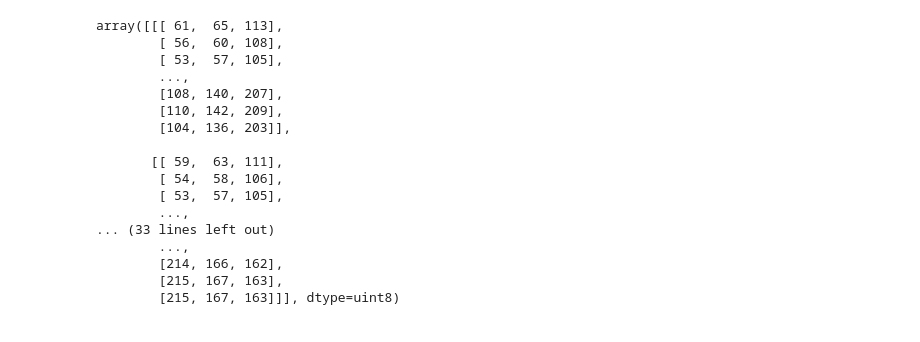
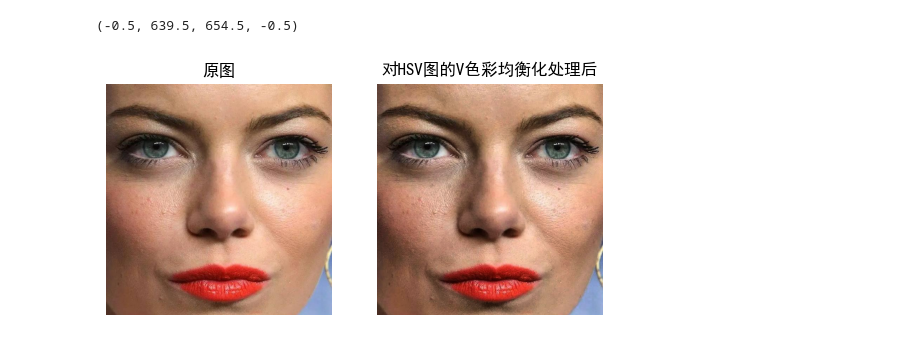
Before and after one commit to yehui2001/Python_code, a Jupyter notebook: Beauty.ipynb, the cells around one changed output. Drawn from its saved outputs; the diff is of its cells as text; code cells hidden in the pictures.

```diff
--- a/Beauty.ipynb
+++ b/Beauty.ipynb
@@ -12,18 +12,21 @@ plt.rcParams['axes.unicode_minus'] = False  # 防止中文出现乱码
 #img = cv2.imread('Images/girl.jpeg',1)
 #img = cv2.imread('Images/woman2.png',1)
 #img = cv2.imread('Images/cameraman.jpg',1)
-#img = cv2.imread('Images/girl6.jpg',1)
-#img = cv2.imread('Images/girl7.jpg',1)     # 终极素材
-img = cv2.imread('Images/mopi.jpeg')
-#img = cv2.imread('Images/QUT2.jpg',1)
+#img = cv2.imread('Images/girl4.jpg',1)
+#img = cv2.imread('Images/beauty.jpg',1)     # 终极素材
+#img = cv2.imread('Images/QUT2.jpg')
+img = cv2.imread('Images/mopi.jpeg',1)
+#img = cv2.imread('Images/QingDao1.jpg',1)
 #img = cv2.imread('Images/building.jpg',1)
 imgInfo = img.shape
 height = imgInfo[0]
 width = imgInfo[1]
-cv2.namedWindow('Image', cv2.WINDOW_NORMAL)
-cv2.resizeWindow('Image', 1600, 900)
+#cv2.namedWindow('Image', cv2.WINDOW_NORMAL)
+# cv2.resizeWindow('Image', 1600, 900)
 cv2.imshow('Image',img)
 cv2.waitKey(0)
+cv2.destroyAllWindows()
+#
 # %%
 # Gray World 色彩均衡 效果一般
 def Gray_World(img):
@@ -242,0 +326,38 @@ def Hist_equalization_HSV(img):
+# %%
+# HSV 直方图均衡化
+def Hist_equalization_HSV(img):
+    HSI_img = cv2. cvtColor(img,cv2.COLOR_BGR2HSV)
+    H = HSI_img[:,:,0]
+    S = HSI_img[:,:,1]
+    V = HSI_img[:,:,2]
+    #V_equ = cv2.equalizeHist(V)
+    clahe = cv2.createCLAHE(clipLimit=0.8, tileGridSize=(8,8))
+    V_equ = clahe.apply(V)
+
+    equ = cv2.merge([H,S,V_equ])
+
+    # cv2.namedWindow('src', cv2.WINDOW_NORMAL)
+    # cv2.resizeWindow('src', 900,1600)
+    cv2.imshow('src',img)
+    # cv2.namedWindow('equ', cv2.WINDOW_NORMAL)
+    # cv2.resizeWindow('equ' ,900,1600)
+    cv2.imshow('equ',cv2.cvtColor(equ,cv2.COLOR_HSV2BGR))
+    cv2.waitKey(0)
+    cv2.destroyAllWindows()
+    return cv2.cvtColor(equ,cv2.COLOR_HSV2RGB)
+
+img_equ_HSV = Hist_equalization_HSV(img)
+cv2.imwrite("HSV.png",img_equ_HSV)
+
+plt.figure(0)
+plt.subplot(121)
+plt.imshow(cv2.cvtColor(img,cv2.COLOR_BGR2RGB))
+plt.axis('off')
+plt.title("原图")
+plt.subplot(122)
+plt.imshow(img_equ_HSV)
+plt.title("对HSV图的V色彩均衡化处理后")
+plt.axis('off')
+# %% [output]
+(-0.5, 639.5, 654.5, -0.5)
+[figure, added]
@@ -251,6 +467,7 @@ def Hist_equalization_Cr(img):
     Cr_equ = clahe.apply(Cr)
     cv2.imshow("1",Cr)
     cv2.imshow("2",Cr_equ)
+    cv2.imwrite("Cr_equ.png",Cr_equ)
     ycbcr_equ = cv2.merge([y_equ,Cr_equ,ycbcr[:,:,2]])
     img_equ = cv2.cvtColor(ycbcr_equ, cv2.COLOR_YCR_CB2BGR)
     cv2.imshow("img",img)
@@ -259,25 +476,7 @@ def Hist_equalization_Cr(img):
     cv2.destroyAllWindows()
     return img_equ
 
-Hist_equalization_Cr(img)
+#Hist_equalization_Cr(img)
-# %% [output]
-array([[[ 61,  65, 113],
-        [ 56,  60, 108],
-        [ 53,  57, 105],
-        ...,
-        [108, 140, 207],
-        [110, 142, 209],
-        [104, 136, 203]],
-
-       [[ 59,  63, 111],
-        [ 54,  58, 106],
-        [ 53,  57, 105],
-        ...,
-... (33 lines left out)
-        ...,
-        [214, 166, 162],
-        [215, 167, 163],
-        [215, 167, 163]]], dtype=uint8)
 # %%
 # 腐蚀 膨胀
 def erode(img,kernel):
```
Also changed, not shown: parts of 26 cells of this notebook, 44 other files.
